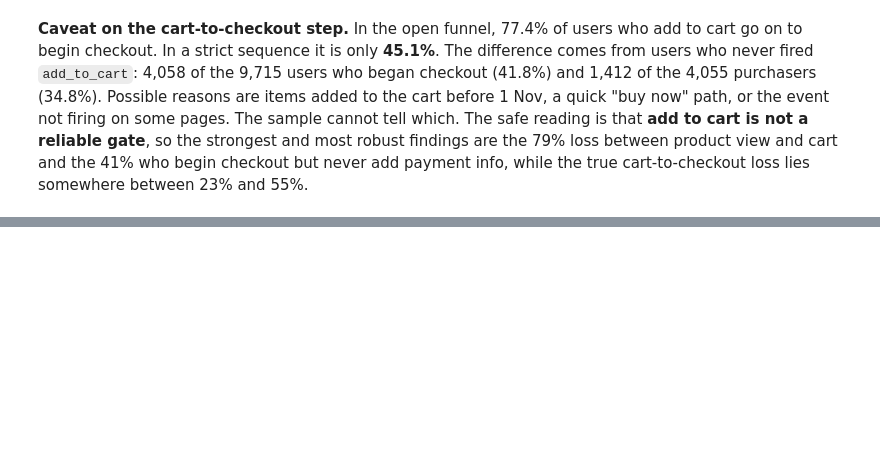
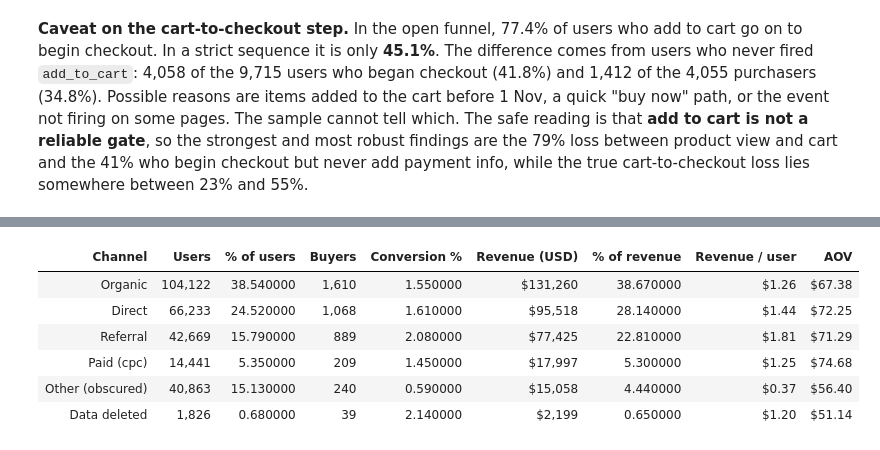
Before and after one commit to OmkarJayvantJadhav/Shop-Trail, a Jupyter notebook: notebooks/ShopTrail_Analysis.ipynb, the cells around one changed output, grey strips where cells are left out. Cells and saved outputs as stored; diff of their text form; code cells hidden in the pictures; blank space fills up the shorter version.

```diff
--- a/notebooks/ShopTrail_Analysis.ipynb
+++ b/notebooks/ShopTrail_Analysis.ipynb
@@ -239,0 +246,37 @@ compare.style.format({"Open funnel (users)": "{:,.0f}", "Strict sequence (users)
+# %%
+from scipy import stats
+
+
+def wilson(successes, n, z=1.96):
+    """95% Wilson score interval for a proportion."""
+    p = successes / n
+    denom = 1 + z**2 / n
+    centre = (p + z**2 / (2 * n)) / denom
+    half = z * np.sqrt(p * (1 - p) / n + z**2 / (4 * n**2)) / denom
+    return centre - half, centre + half
+
+
+def two_prop_ztest(x1, n1, x2, n2):
+    """Two-sided two-proportion z-test with a pooled standard error. Returns (diff, z, p)."""
+    p1, p2 = x1 / n1, x2 / n2
+    pooled = (x1 + x2) / (n1 + n2)
+    se = np.sqrt(pooled * (1 - pooled) * (1 / n1 + 1 / n2))
+    z = (p1 - p2) / se
+    return p1 - p2, z, 2 * stats.norm.sf(abs(z))
+
+
+perf = load("05_channel_performance.csv")
+channels = perf[perf.acq_channel != "All users"].copy()
+overall = perf[perf.acq_channel == "All users"].iloc[0]
+
+table = channels[["acq_channel", "users", "pct_of_users", "purchasers", "conversion_rate_pct", "revenue_usd", "pct_of_revenue", "revenue_per_user", "aov"]].copy()
+table.columns = ["Channel", "Users", "% of users", "Buyers", "Conversion %", "Revenue (USD)", "% of revenue", "Revenue / user", "AOV"]
+table.style.format({"Users": "{:,.0f}", "Buyers": "{:,.0f}", "Revenue (USD)": "${:,.0f}", "Revenue / user": "${:.2f}", "AOV": "${:.2f}"}).hide(axis="index")
+# %% [output]
+| Channel | Users | % of users | Buyers | Conversion % | Revenue (USD) | % of revenue | Revenue / user | AOV |
+| Organic | 104,122 | 38.540000 | 1,610 | 1.550000 | $131,260 | 38.670000 | $1.26 | $67.38 |
+| Direct | 66,233 | 24.520000 | 1,068 | 1.610000 | $95,518 | 28.140000 | $1.44 | $72.25 |
+| Referral | 42,669 | 15.790000 | 889 | 2.080000 | $77,425 | 22.810000 | $1.81 | $71.29 |
+| Paid (cpc) | 14,441 | 5.350000 | 209 | 1.450000 | $17,997 | 5.300000 | $1.25 | $74.68 |
+| Other (obscured) | 40,863 | 15.130000 | 240 | 0.590000 | $15,058 | 4.440000 | $0.37 | $56.40 |
+| Data deleted | 1,826 | 0.680000 | 39 | 2.140000 | $2,199 | 0.650000 | $1.20 | $51.14 |
```
Also changed, not shown: parts of 10 cells of this notebook, 4 other files.
